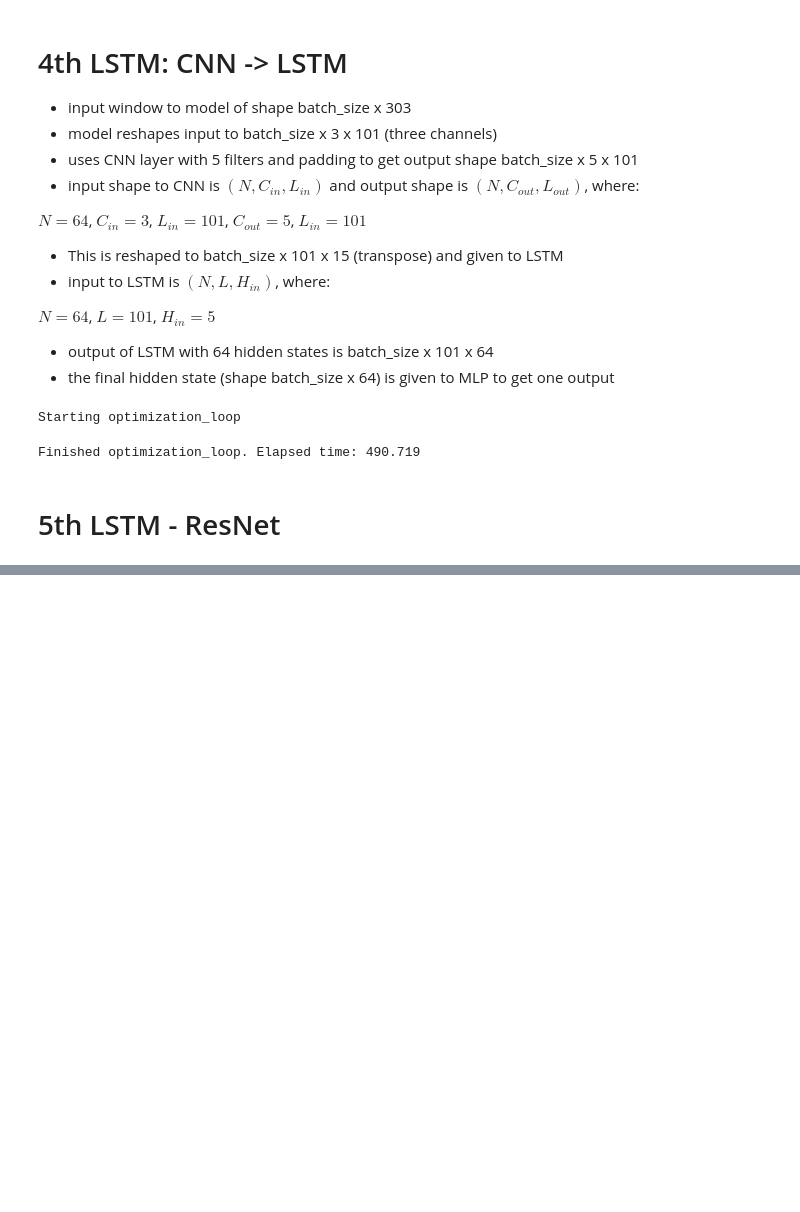
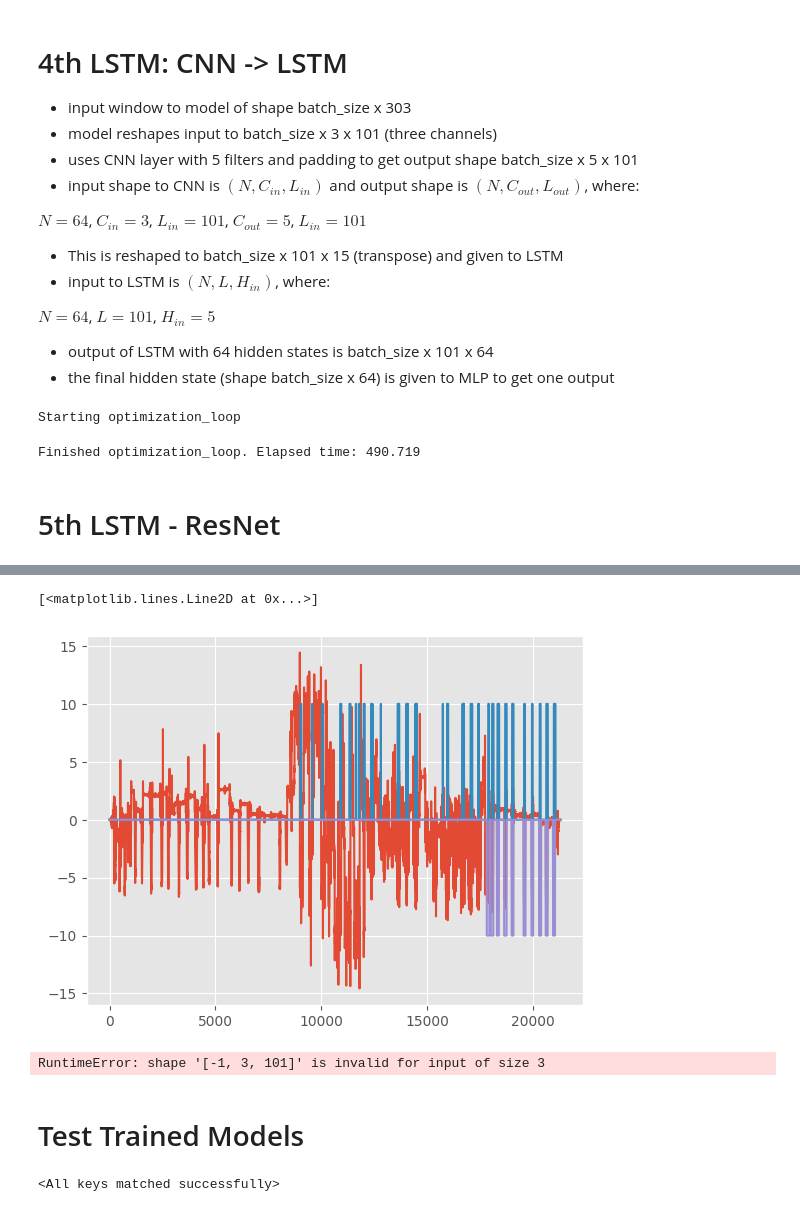
Before and after one commit to Musa-Azeem/HAR-accelerometer-ann, a Jupyter notebook: notebooks/lstm.ipynb, the cells around one changed output, grey strips where cells are left out. Saved outputs shown, nothing was run; the diff lists cells and outputs as text; code cells hidden in the pictures; blank space fills up the shorter version.

Commit message:
lstm

```diff
--- a/notebooks/lstm.ipynb
+++ b/notebooks/lstm.ipynb
@@ -10,6 +14,6 @@ from smokingml.modules import train_loop, optimization_loop, evaluate_loop
 # %%
 data_dir = Path('../data/nursingv1_dataset/')
-device = 'cuda:1'
+device = 'cuda:0'
 # %% [markdown]
 # 1st LSTM: One Sequence of Points
 - entire session is sequence of inputs
@@ -279,0 +413,24 @@ Starting optimization_loop
+# %%
+fn = 'lstm/14'
+model = ResNetLSTM(winsize=WINSIZE).to(device)
+model.load_state_dict(torch.load(f'../nursingv1_projects/tests/{fn}/best_model.pt'))
+
+y_true, y_pred, trainloss, prec, recall, f1score = evaluate_loop(
+    model=model,
+    criterion=criterion,
+    devloader=trainloader,
+    device=device,
+    outdir=Path(f'../nursingv1_projects/tests/{fn}/traincm.jpg'),
+    metrics=True
+)
+print(f'{Colors.OKGREEN}Train: loss: {trainloss: .5f}, precision: {prec: .5f}, recall: {recall: .5f}, f1 score: {f1score: .5f}{Colors.ENDC}')
+
+y_true, y_pred, trainloss, prec, recall, f1score = evaluate_loop(
+    model=model,
+    criterion=criterion,
+    devloader=devloader,
+    device=device,
+    outdir=Path(f'../nursingv1_projects/tests/{fn}/devcm.jpg'),
+    metrics=True
+)
+print(f'{Colors.OKGREEN}Dev: loss: {devloss: .5f}, precision: {prec: .5f}, recall: {recall: .5f}, f1 score: {f1score: .5f}{Colors.ENDC}')
@@ -279,0 +444,14 @@ Starting optimization_loop
+# %%
+id = 3
+session,y = load_one_session(data_dir, id)
+test_dataset = load_one_windowed_session(data_dir, id, winsize=WINSIZE)
+testloader = DataLoader(test_dataset, batch_size=10000)
+y_true, y_pred, testloss = evaluate_loop(model, criterion, testloader, device)
+
+y_pred = prepare_labels_for_plot(y_pred, WINSIZE)
+y_true = prepare_labels_for_plot(y_true, WINSIZE)
+
+plt.plot(session[:,0])
+plt.plot(y_pred)
+plt.plot(y_true*-1)
+# %% [output]
@@ -279,0 +460,16 @@ Starting optimization_loop
+[<matplotlib.lines.Line2D at 0x...>]
+[figure, added]
+# %%
+model(X[0].to(device))
+y_pred = model(test_dataset.tensors[0].to(device))
+# %% [output]
+RuntimeError: shape '[-1, 3, 101]' is invalid for input of size 3
+# %% [markdown]
+# Test Trained Models
+# %%
+model = ResNetLSTM(winsize=WINSIZE)
+model.load_state_dict(torch.load('../nursingv1_projects/evaluation_tests/07.23.23-23-42-35_resnetlstm_mixed/model/99.pt'))
+
+X,y = torch.load_one_windowed_session
+# %% [output]
+<All keys matched successfully>
```
Also changed, not shown: parts of 5 cells of this notebook, 12 other files.
